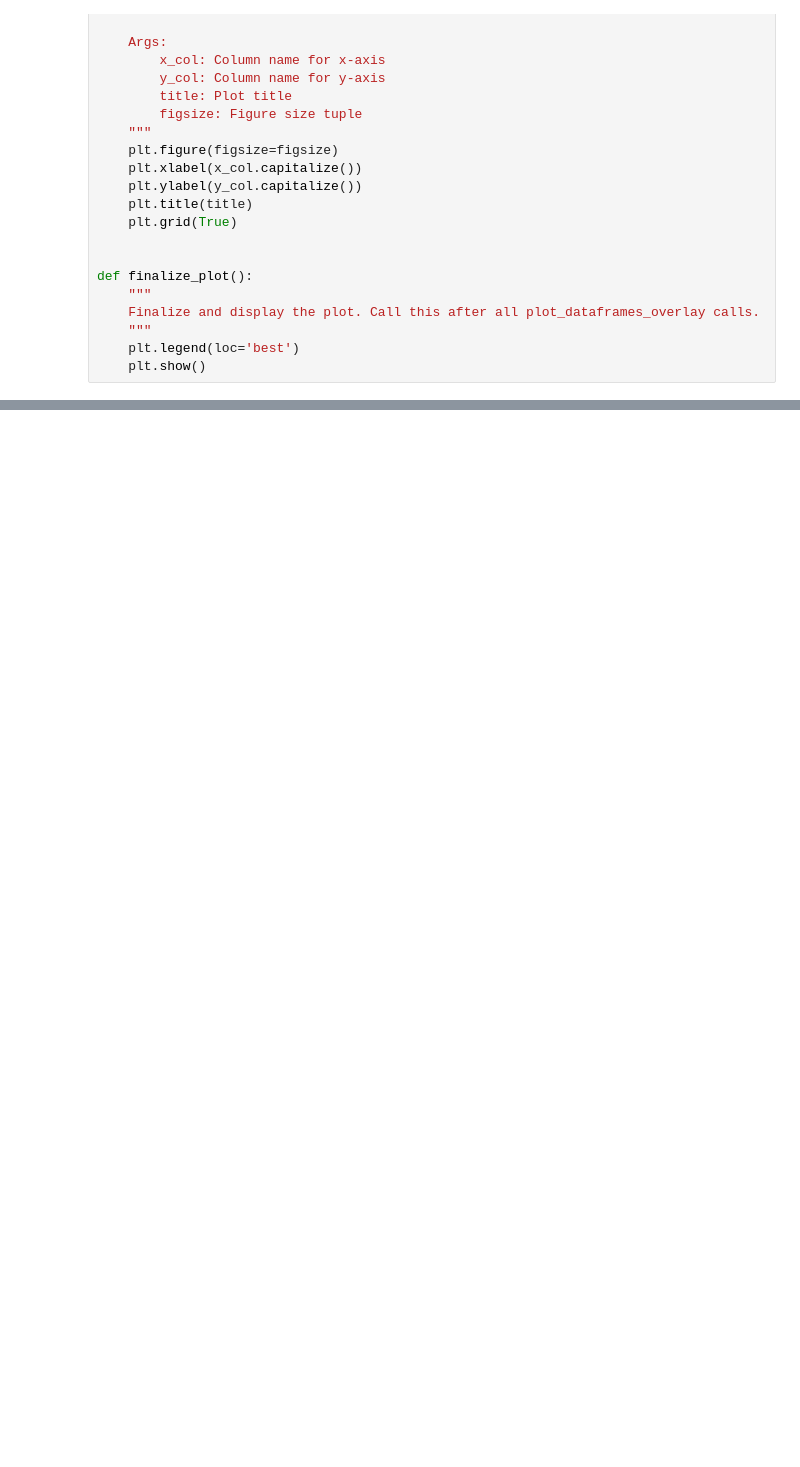
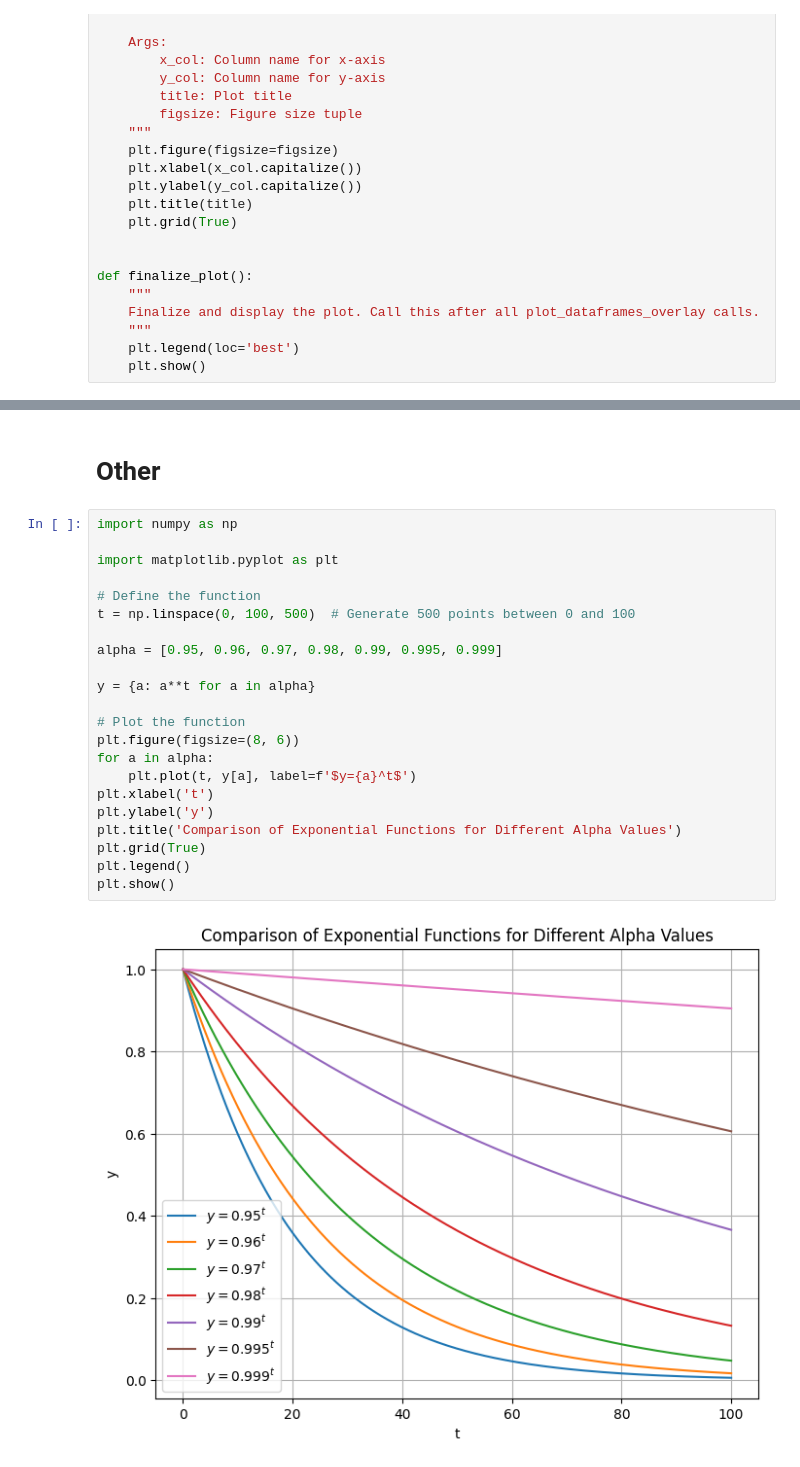
Before and after one commit to jaBrzosko/rl-starter-files, a Jupyter notebook: analysis/summary.ipynb, the cells around one changed output, grey strips where cells are left out. Saved outputs shown, nothing was run; the diff lists cells and outputs as text; blank space fills up the shorter version.

```diff
--- a/analysis/summary.ipynb
+++ b/analysis/summary.ipynb
@@ -357,0 +358,26 @@ finalize_plot()
+# %% [markdown]
+# Other
+# %%
+import numpy as np
+
+import matplotlib.pyplot as plt
+
+# Define the function
+t = np.linspace(0, 100, 500)  # Generate 500 points between 0 and 100
+
+alpha = [0.95, 0.96, 0.97, 0.98, 0.99, 0.995, 0.999]
+
+y = {a: a**t for a in alpha}
+
+# Plot the function
+plt.figure(figsize=(8, 6))
+for a in alpha:
+    plt.plot(t, y[a], label=f'$y={a}^t$')
+plt.xlabel('t')
+plt.ylabel('y')
+plt.title('Comparison of Exponential Functions for Different Alpha Values')
+plt.grid(True)
+plt.legend()
+plt.show()
+# %% [output]
+[figure, added]
```
Also changed, not shown: parts of 3 cells of this notebook, 4 other files.
